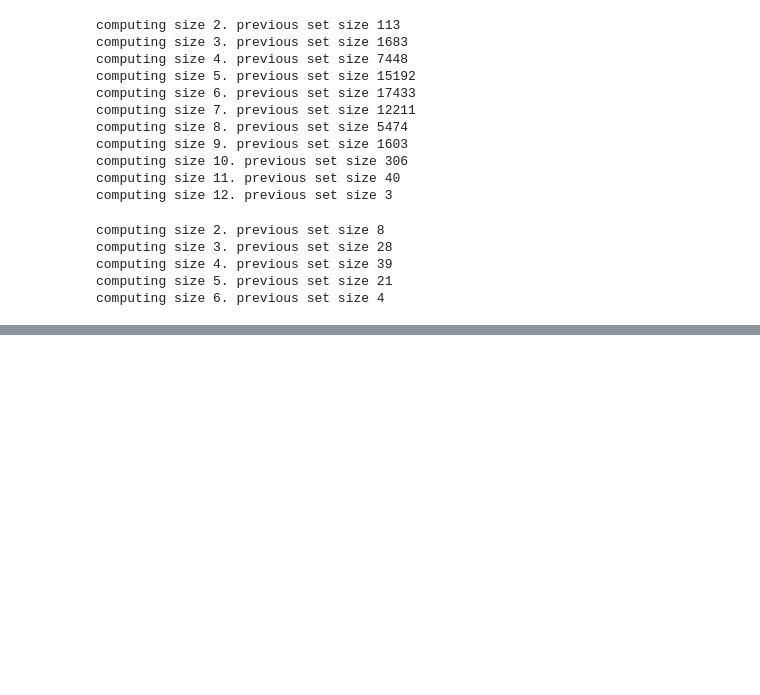
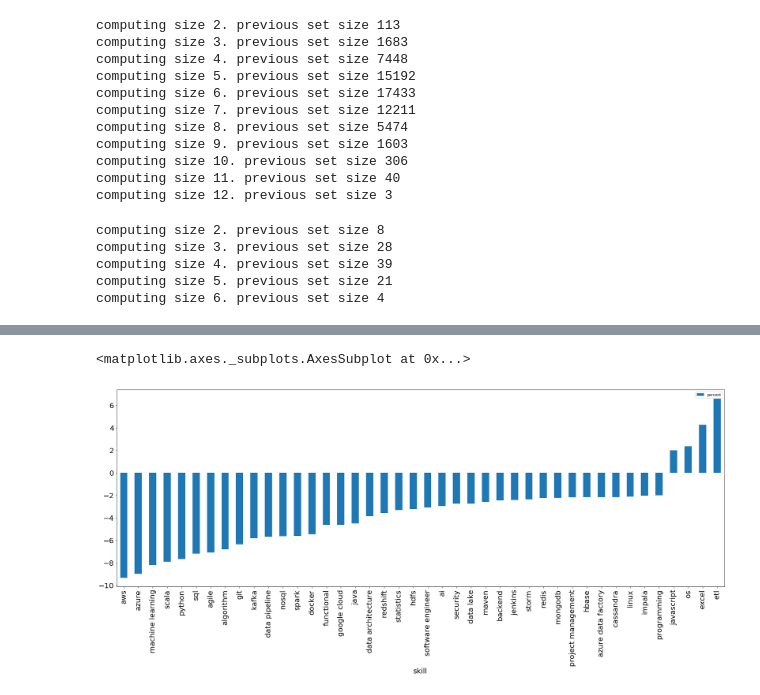
Before and after one commit to fagan2888/DE-PES, a Jupyter notebook: global.ipynb, the cells around one changed output, grey strips where cells are left out. Saved outputs shown, nothing was run; the diff lists cells and outputs as text; code cells hidden in the pictures; blank space fills up the shorter version.

Commit message:
added skill analysis notebook

```diff
--- a/global.ipynb
+++ b/global.ipynb
@@ -131,0 +154,36 @@ jobs.skill_sets_to_csv(freq_skill_sets, 'language_skill_sets_indexes', True)
+# %%
+jobs_start = []
+for level in ['Internship', 'Entry level']:
+    jobs_start += jobs.jobs_by_level[level]
+
+jobs_end = []
+for level in ['Associate', 'Mid-Senior', 'Senior', 'Director', 'Executive']:
+    jobs_end += jobs.jobs_by_level[level]
+
+start_p = jobs.get_skill_percents(jobs_start)
+end_p = jobs.get_skill_percents(jobs_end)
+
+
+pairs = []
+for skill in jobs.skills:
+    delta = start_p[skill] - end_p[skill]
+    if abs(delta) >= 2:
+        pairs.append((delta, skill))
+
+pairs.sort()
+
+"""
+for p, s in pairs:
+    if abs(p) >= 2:
+        print(s, p)
+"""
+import pandas as pd
+df = pd.DataFrame({'skill': [s for _, s in pairs], 'percent': [p for p, _ in pairs]})
+ax = df.plot.bar(x='skill', y='percent', rot=90, figsize=(30,10))
+for item in ([ax.title, ax.xaxis.label, ax.yaxis.label] +
+             ax.get_xticklabels() + ax.get_yticklabels()):
+    item.set_fontsize(20)
+ax
+# %% [output]
+<matplotlib.axes._subplots.AxesSubplot at 0x...>
+[figure, added]
```
Also changed, not shown: parts of 2 cells of this notebook, 3 other files.
